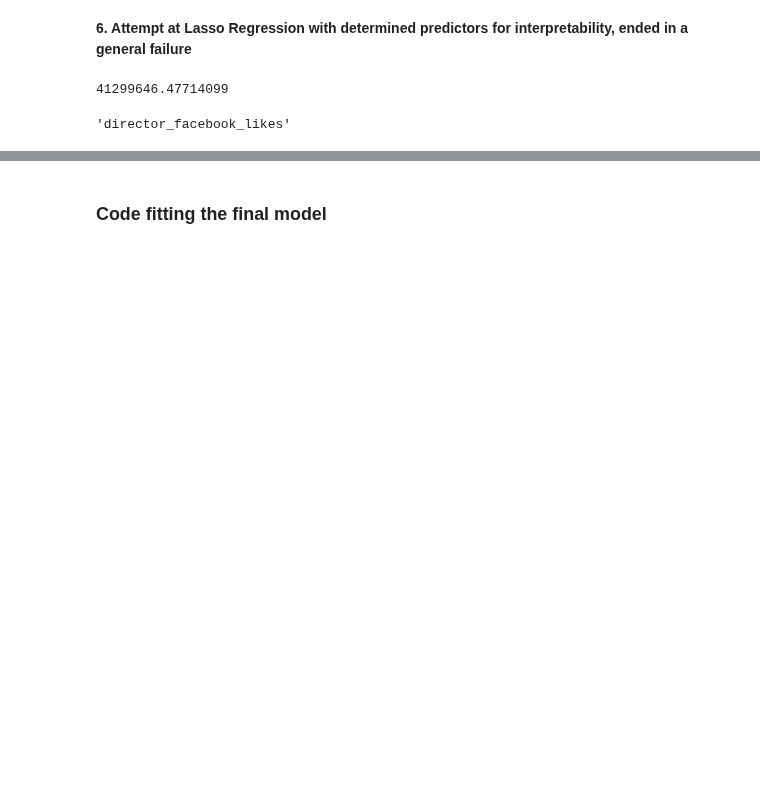
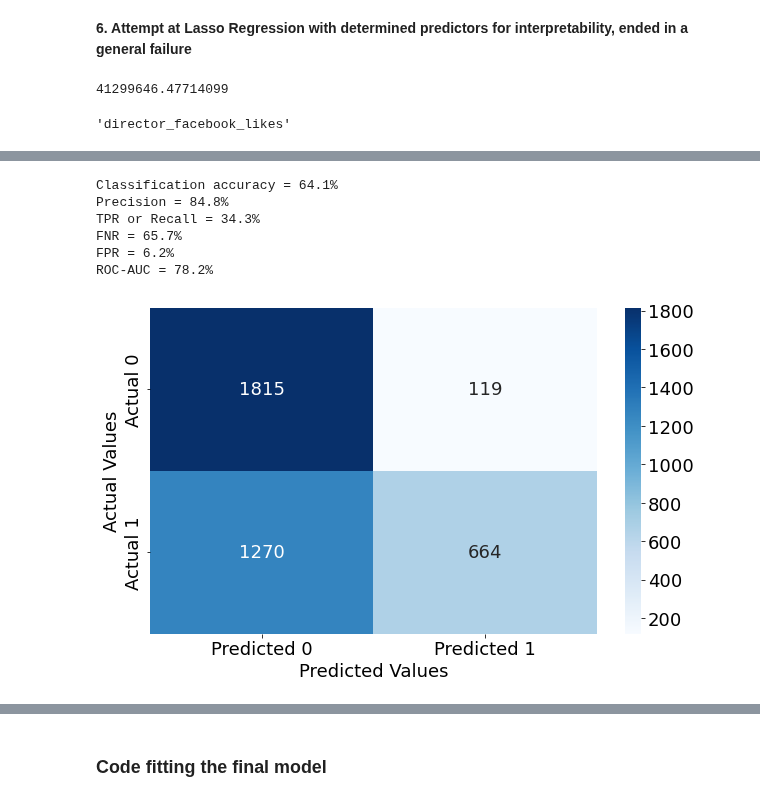
Before and after one commit to kennyeon/Too-Pullz-Project, a Jupyter notebook: Project Code Template.ipynb, the cells around one changed output, grey strips where cells are left out. Drawn from its saved outputs; the diff is of its cells as text; code cells hidden in the pictures; blank space fills up the shorter version.

```diff
--- a/Project Code Template.ipynb
+++ b/Project Code Template.ipynb
@@ -442,2 +508,6 @@ plt.show()
+# %%
+# If the actors have facebook likes greater than 75% of the others, they are famous (1) else not (0)
+famous = movies_log['actors_facebook_likes'].quantile(0.7)
+movies_log['actors_facebook_likes'] = movies_log['actors_facebook_likes'].apply(lambda x: 1 if x > famous else 0)
 # %% [markdown]
 ## Developing the model
@@ -1074,0 +1162,3 @@ X.columns[np.argmax(lasso.coef_)]
+# %%
+# dropping all NA values in dataset
+movies_log = movies_log.dropna()
@@ -1074,0 +1189,28 @@ X.columns[np.argmax(lasso.coef_)]
+# %%
+def confusion_matrix_data(data, actual_values, model, cutoff = 0.5):
+# Predict the values using the Logit model
+    pred_values = model.predict(data)
+# Specify the bins
+    bins = np.array([0,cutoff,1])
+# Confusion matrix
+    cm = np.histogram2d(actual_values, pred_values, bins=bins)[0]
+    cm_df = pd.DataFrame(cm)
+    cm_df.columns = ['Predicted 0','Predicted 1']
+    cm_df = cm_df.rename(index = {0: 'Actual 0',1:'Actual 1'})
+# Calculate the accuracy
+    accuracy = (cm[0,0]+cm[1,1])/cm.sum()
+    fnr = (cm[1,0])/(cm[1,0]+cm[1,1])
+    precision = (cm[1,1])/(cm[0,1]+cm[1,1])
+    fpr = (cm[0,1])/(cm[0,0]+cm[0,1])
+    tpr = (cm[1,1])/(cm[1,0]+cm[1,1])
+    fpr_roc, tpr_roc, auc_thresholds = roc_curve(actual_values, pred_values)
+    auc_value = (auc(fpr_roc, tpr_roc))# AUC of ROC
+    sns.heatmap(cm_df, annot=True, cmap='Blues', fmt='g')
+    plt.ylabel("Actual Values")
+    plt.xlabel("Predicted Values")
+    print("Classification accuracy = {:.1%}".format(accuracy))
+    print("Precision = {:.1%}".format(precision))
+    print("TPR or Recall = {:.1%}".format(tpr))
+    print("FNR = {:.1%}".format(fnr))
+    print("FPR = {:.1%}".format(fpr))
+    print("ROC-AUC = {:.1%}".format(auc_value))
@@ -1074,0 +1224,4 @@ X.columns[np.argmax(lasso.coef_)]
+# %%
+# creating a model using predictors with high correlation
+logit_model1 = smf.logit(data = movies_log, formula = 'good_movie ~ duration + director_facebook_likes + country_UK + country_USA + country_Others + aspect_ratio + actors_facebook_likes + budget + facenumber_in_poster').fit()
+print(logit_model1.summary())
@@ -1074,0 +1246,10 @@ X.columns[np.argmax(lasso.coef_)]
+# %%
+confusion_matrix_data(train_resampled, train_resampled.good_movie, logit_model1, cutoff = 0.46)
+# %% [output]
+Classification accuracy = 64.1%
+Precision = 84.8%
+TPR or Recall = 34.3%
+FNR = 65.7%
+FPR = 6.2%
+ROC-AUC = 78.2%
+[figure, added]
```
Also changed, not shown: parts of 82 cells of this notebook.
